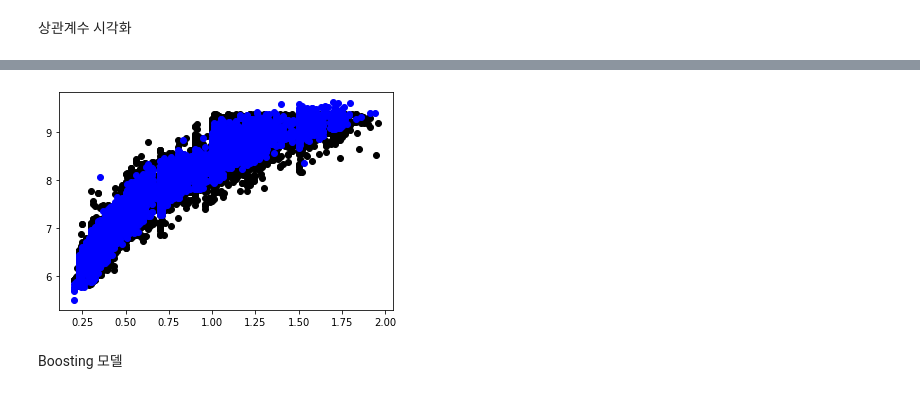
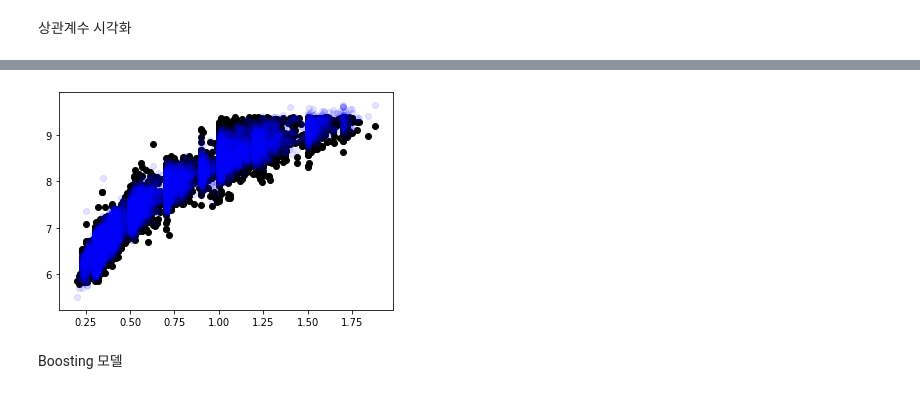
Before and after one commit to IlsuSong/diamond_price_pred, a Jupyter notebook: AI_14_송일수_Section2.ipynb, the cells around one changed output, grey strips where cells are left out. Cells and saved outputs as stored; diff of their text form; code cells hidden in the pictures.

```diff
--- a/AI_14_송일수_Section2.ipynb
+++ b/AI_14_송일수_Section2.ipynb
@@ -306,9 +307,9 @@ r2 :  0.9778651585285659
 # %%
-plt.scatter(X_train.carat, y_train, color='black')
+plt.scatter(X_test.carat, y_test, color='black')
 # plt.scatter(X_val.carat, y_val_pred_linear, color='red', linewidth=1)
-plt.scatter(X_test.carat, y_test_pred_linear, color='blue');
+plt.scatter(X_test.carat, y_test_pred_linear, color='blue',alpha=0.1);
 # %% [output]
-[figure, old version]
+[figure, new version]
 # %% [markdown]
 Boosting 모델
 # %%
```
Also changed, not shown: parts of 23 cells of this notebook.
